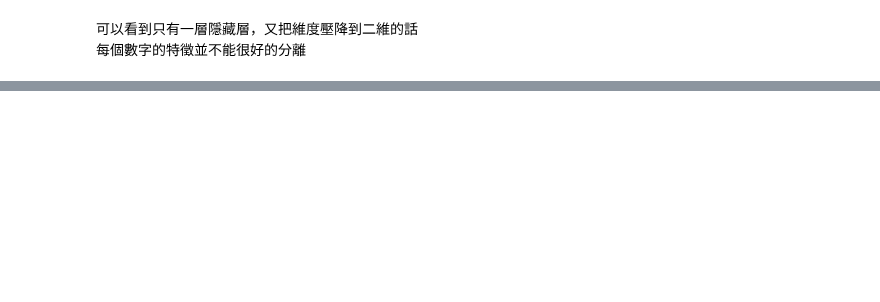
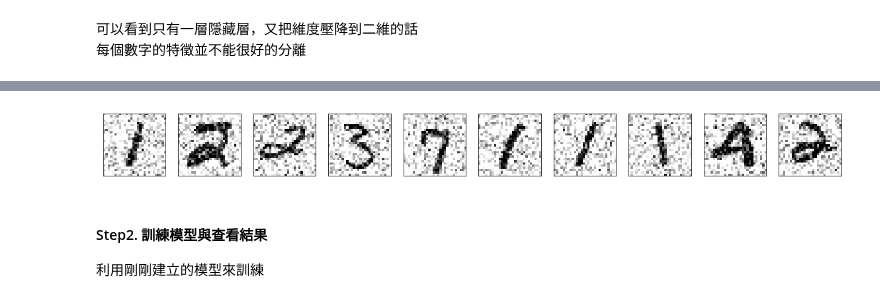
Before and after one commit to Leolewis5/Machine_Learning, a Jupyter notebook: Keras/7. Auto-encoder.ipynb, the cells around one changed output, grey strips where cells are left out. Cells and saved outputs as stored; diff of their text form; code cells hidden in the pictures; blank space fills up the shorter version.

```diff
--- a/Keras/7. Auto-encoder.ipynb
+++ b/Keras/7. Auto-encoder.ipynb
@@ -208,0 +384,25 @@ plot_10_img(auto_en_2)
+# %%
+noise_factor = 0.3
+
+x_train_noisy = x_train_conv + noise_factor * np.random.normal(loc=0.0, scale=1.0, size=x_train_conv.shape)
+y_test_noisy = y_test_conv + noise_factor * np.random.normal(loc=0.0, scale=1.0, size=y_test_conv.shape)
+
+x_train_noisy = np.clip(x_train_noisy,0.,1.)
+y_test_noisy = np.clip(y_test_noisy,0.,1.)
+plt.figure(figsize=(20, 2))
+idx=0
+for i in np.random.randint(0,60000,10):
+    # show origin image
+    ax = plt.subplot(1, 10, idx+1)
+    ax.imshow(x_train_noisy[i].reshape(28, 28),cmap='binary')
+    plt.xticks([])
+    plt.yticks([])
+    idx+=1
+    # show reconstruct image
+plt.show()
+# %% [output]
+[figure, added]
+# %% [markdown]
+#### Step2. 訓練模型與查看結果
+
+利用剛剛建立的模型來訓練
```
Also changed, not shown: parts of 22 cells of this notebook.
